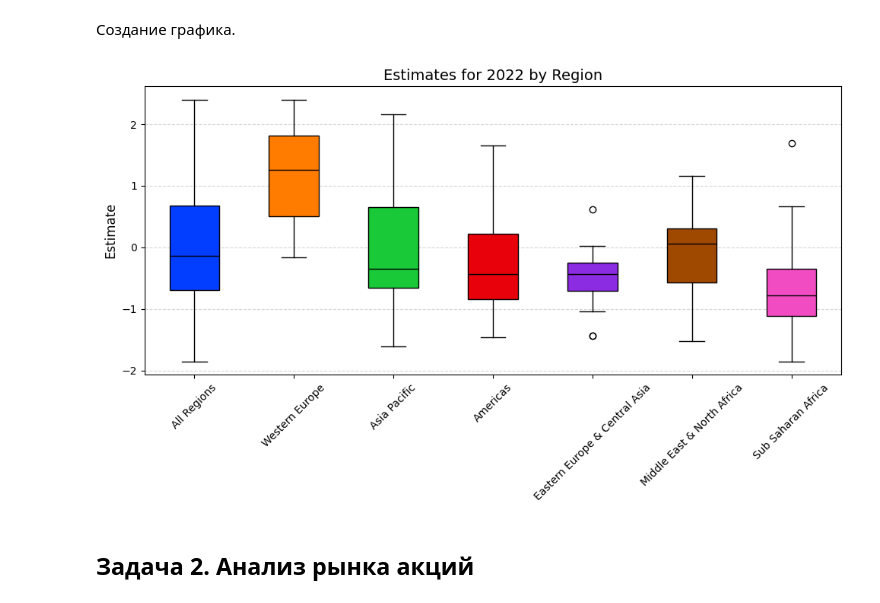
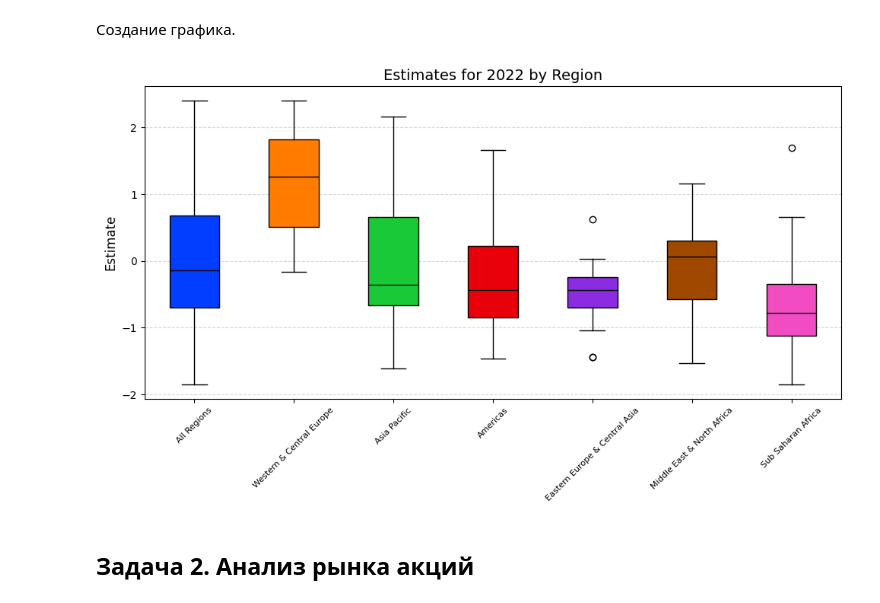
Before and after one commit to IvanKaruzin/hw2-IvanKaruzin, a Jupyter notebook: hw2.ipynb, the cells around one changed output. Cells and saved outputs as stored; diff of their text form; code cells hidden in the pictures.

```diff
--- a/hw2.ipynb
+++ b/hw2.ipynb
@@ -107,7 +107,7 @@ DF_WGI.head()
 Создание `DF_SORTED`.
 # %%
 # сортировка по индексу WGI за 2022 год, заполнение пустых мест нулями
-DF_SORTED = DF_WGI.fillna(0).sort_values(('', 'Country'), ascending = 0).copy()
+DF_SORTED = DF_WGI.fillna(0).sort_index(ascending = 0).copy()
 DF_SORTED.head()
 # %% [output]
 |  |  |  | 1996 |  |  |  |  |  | 1998 |  | ... | ... |
@@ -206,7 +198,7 @@ asia_pacific_countries
 Формирование датафрейма из значенией `estimate` для каждой страны выбранного региона от года к году.
 # %%
 # присоединяем к таблице с названиями стран таблицу с их значениями estimate
-df_estimate = DF_REGION[[('', 'Country')]].join(DF_REGION.loc[:, pd.IndexSlice[:, 'Estimate']]).copy()
+df_estimate = DF_REGION[[('', 'Country')]].join(DF_REGION.loc[:, pd.IndexSlice[:, 'Estimate']]).sort_values(('', 'Country')).copy()
 
 df_estimate.columns = df_estimate.columns.droplevel(1) # удаление комплексного заголовка
 df_estimate.rename(columns={'':'Country'}, inplace=True) # изменение названия столбца
@@ -431,7 +426,7 @@ RES_TABLE
 # создаём словарь связывающий названия регионов с их данными из датафрейма DF_SORTED
 regions = {
     'All Regions': DF_SORTED,
-    'Western Europe': DF_SORTED[DF_SORTED[('', 'Country')].isin(DF_CODES[DF_CODES['Region'] == 'WE/EU']['Country'])],
+    'Western & Central Europe': DF_SORTED[DF_SORTED[('', 'Country')].isin(DF_CODES[DF_CODES['Region'] == 'WE/EU']['Country'])],
     'Asia Pacific': DF_REGION,
     'Americas': DF_SORTED[DF_SORTED[('', 'Country')].isin(DF_CODES[DF_CODES['Region'] == 'AME']['Country'])],
     'Eastern Europe & Central Asia': DF_SORTED[DF_SORTED[('', 'Country')].isin(DF_CODES[DF_CODES['Region'] == 'ECA']['Country'])],
@@ -440,39 +435,39 @@ regions = {
 }
 
 # создание словаря, связывающего регионы с массивами их значений поля Estimate за 2022 год
-regions_data = {region: df[(2022, 'Estimate')].values for region, df in regions.items()}
+regions_data = {region: DF_COMPANIES[(2022, 'Estimate')].values for region, DF_COMPANIES in regions.items()}
 
 # создание графика с диаграммами размаха для каждого региона
 plt.figure(figsize=(10, 6))
 box = plt.boxplot(regions_data.values(), positions=range(len(regions_data)), patch_artist=True)
 # параметр positions принимает значения [0, 1, 2, 3 ... ]
 # параметр parch_artist отвечает за визуализацию диграмм
 
 # настройка визуальных элементов графика
 colors = sns.color_palette('bright', len(regions))
 
 for patch, color in zip(box['boxes'], colors):
     patch.set_facecolor(color)  # Устанавливаем цвет коробки
 
 for median in box['medians']:
     median.set_color('black')  # Устанавливаем цвет медианы
 
 for whisker in box['whiskers']:
     whisker.set_color('black')  # Устанавливаем цвет усов
 
 for cap in box['caps']:
     cap.set_color('black')  # Устанавливаем цвет концов усов
 
-
-plt.xticks(ticks=range(len(regions_data)), labels = regions_data.keys(), rotation = 45, fontsize = 10)
+# настройка визуальных элементов графика
+plt.xticks(ticks=range(len(regions_data)), labels = regions_data.keys(), rotation = 45, fontsize = 8)
 plt.title('Estimates for 2022 by Region', fontsize = 14)
 plt.ylabel('Estimate', fontsize=12)
 plt.grid(axis='y', linestyle='--', alpha = 0.5)
 
 plt.tight_layout()
 plt.show()
 # %% [output]
-[figure, old version]
+[figure, new version]
 # %% [markdown]
 ## Задача 2. Анализ рынка акций
 # %% [markdown]
```
Also changed, not shown: parts of 21 cells of this notebook.
